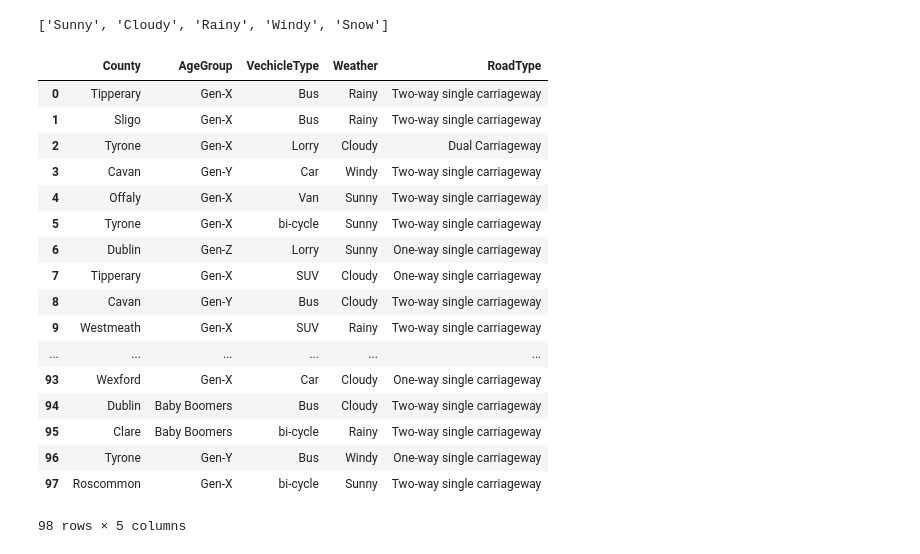
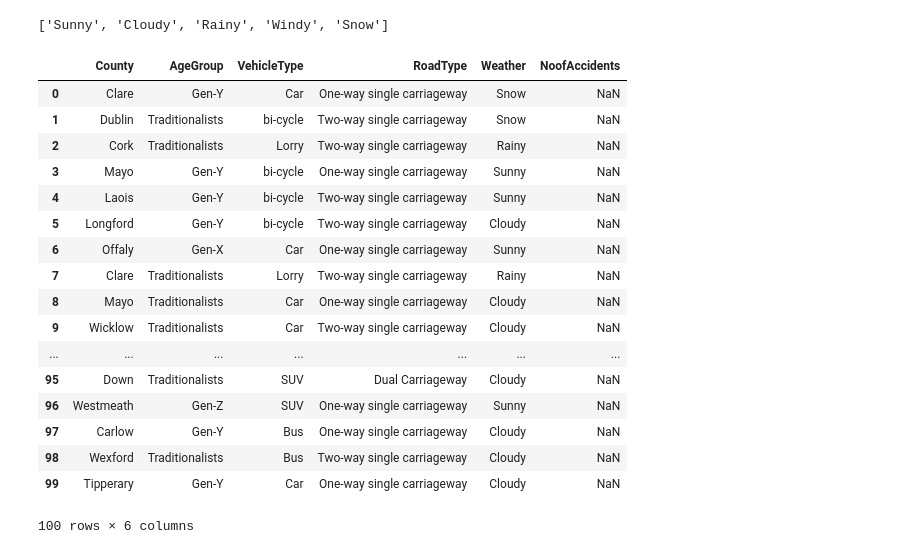
Before and after one commit to SomanathanSubramaniyan/PDA-Project, a Jupyter notebook: Programming for Data Analysis - Project.ipynb, the cells around one changed output. Saved outputs shown, nothing was run; the diff lists cells and outputs as text; code cells hidden in the pictures.

Commit message:
data set code completed

```diff
--- a/Programming for Data Analysis - Project.ipynb
+++ b/Programming for Data Analysis - Project.ipynb
@@ -64,7 +60,7 @@ df_counties = pd.read_json(url, orient='columns')
 
 # Variable 2 - Age group of the Driver
 # Create a  list for the AgeGroup
-AgeGroup =['Traditionalists', 'Baby Boomers', 'Gen-X', 'Gen-Y', 'Gen-Z']
+AgeGroup =[ 'Baby Boomers',  'Traditionalists','Gen-Y', 'Gen-Z','Gen-X',]
 
 # Variable 3 - Type of the Vehicle
 # Create a  list for different type of vechicles
@@ -83,7 +79,7 @@ Weather
 ['Sunny', 'Cloudy', 'Rainy', 'Windy', 'Snow']
 # %%
 # This section of the code is to create 100 dataset
-# Create dataframe for variables county, Agegroup, Vechicle type,Road Type, Weather and Number of accidents
+# Create dataframe for variables county, Agegroup, VehicleType,Road Type, Weather and Number of accidents
 # User for loop to create a 200 data set
 # import the pandasql to identify the unique records in the dataframe
 
@@ -93,6 +89,15 @@ from pandasql import sqldf
 import numpy as np
 import random
 import pandas as pd
+import matplotlib.pyplot as plt
+import seaborn as sns
+from scipy import stats
+
+
+from sklearn.preprocessing import scale
+from sklearn.decomposition import PCA
+from sklearn.discriminant_analysis import LinearDiscriminantAnalysis
+from IPython.display import display, HTML
 
 # Function to return the truncated NORMAL random values
 # the upper and the lower values are within expected range
@@ -109,7 +114,7 @@ def tpoisson(sample_size=1, maxval=5, mu=3.2):
     y = poisson.ppf(u, mu)
     return y
 
-dataset = pd.DataFrame(columns=['County','AgeGroup','VechicleType','RoadType', 'Weather','NoofAccidents'])
+dataset = pd.DataFrame(columns=['County','AgeGroup','VehicleType','RoadType', 'Weather','NoofAccidents'])
 
 ### Variable 1  -- County ###
 # Use UNIFORM DISTRIBUTION to populate the county column in the dataframe
@@ -132,52 +137,53 @@ dataset.County.value_counts()
 for x in range(100):
     y = truncatednormal(2.2,1,0,4)
     iAG = y.rvs(1)
     z = int(round(iAG[0],0))
     dataset.loc[x,'AgeGroup'] = AgeGroup[z]
 
 # Age Group - Unique value and their counts - results of the Normal random distribution
 dataset.AgeGroup.value_counts()
 
 ### Variable 3, Variable 4 and Varibale 5  -- Vehicle Type, Road Type and Weather ###
 # Use POISSON DISTRIBUTION to populate the Vechicle, Road Type and weather from the reference data
 # this ensures most of the data set has values as "car", "SUV" and "bi-cycle"
 
 for x in range(100):
     # call function tpoisson and pass the size, upper limite and mu parameters
     y = tpoisson(1,5,3.2)
-    dataset.loc[x,'VechicleType'] = VehicleType[int(y)]
+    dataset.loc[x,'VehicleType'] = VehicleType[int(y)]
     # call function tpoisson and pass the size, upper limite and mu parameters
     y = tpoisson(1,4,1.5)
     dataset.loc[x,'Weather'] = Weather[int(y)]
     # call function tpoisson and pass the size, upper limite and mu parameters
     y = tpoisson(1,2,0.5)
     dataset.loc[x,'RoadType'] = RoadType[int(y)]
 
 dataset.County.value_counts()
 
 
-
-q="""SELECT DISTINCT County, AgeGroup,VechicleType,Weather,RoadType FROM dataset;"""
+#Identify the list of distinct values in the dataframe
+q="""SELECT DISTINCT County, AgeGroup,VehicleType,Weather,RoadType FROM dataset;"""
 pysqldf = lambda q: sqldf(q, globals())
 a_df = pysqldf(q)
 
-a_df
+#Drop the duplicate records from the dataset
+dataset.drop_duplicates(subset=['County', 'AgeGroup','VehicleType','Weather','RoadType','NoofAccidents'])
 # %% [output]
-|  | County | AgeGroup | VechicleType | Weather | RoadType |
-| 0 | Tipperary | Gen-X | Bus | Rainy | Two-way single carriageway |
-| 1 | Sligo | Gen-X | Bus | Rainy | Two-way single carriageway |
-| 2 | Tyrone | Gen-X | Lorry | Cloudy | Dual Carriageway |
-| 3 | Cavan | Gen-Y | Car | Windy | Two-way single carriageway |
-| 4 | Offaly | Gen-X | Van | Sunny | Two-way single carriageway |
-| 5 | Tyrone | Gen-X | bi-cycle | Sunny | Two-way single carriageway |
-| 6 | Dublin | Gen-Z | Lorry | Sunny | One-way single carriageway |
-| 7 | Tipperary | Gen-X | SUV | Cloudy | One-way single carriageway |
-| 8 | Cavan | Gen-Y | Bus | Cloudy | Two-way single carriageway |
-| 9 | Westmeath | Gen-X | SUV | Rainy | Two-way single carriageway |
-| ... | ... | ... | ... | ... | ... |
-| 93 | Wexford | Gen-X | Car | Cloudy | One-way single carriageway |
-| 94 | Dublin | Baby Boomers | Bus | Cloudy | Two-way single carriageway |
-| 95 | Clare | Baby Boomers | bi-cycle | Rainy | Two-way single carriageway |
-| 96 | Tyrone | Gen-Y | Bus | Windy | One-way single carriageway |
-| 97 | Roscommon | Gen-X | bi-cycle | Sunny | Two-way single carriageway |
+|  | County | AgeGroup | VehicleType | RoadType | Weather | NoofAccidents |
+| 0 | Clare | Gen-Y | Car | One-way single carriageway | Snow | NaN |
+| 1 | Dublin | Traditionalists | bi-cycle | Two-way single carriageway | Snow | NaN |
+| 2 | Cork | Traditionalists | Lorry | Two-way single carriageway | Rainy | NaN |
+| 3 | Mayo | Gen-Y | bi-cycle | One-way single carriageway | Sunny | NaN |
+| 4 | Laois | Gen-Y | bi-cycle | Two-way single carriageway | Sunny | NaN |
+| 5 | Longford | Gen-Y | bi-cycle | Two-way single carriageway | Cloudy | NaN |
+| 6 | Offaly | Gen-X | Car | One-way single carriageway | Sunny | NaN |
+| 7 | Clare | Traditionalists | Lorry | Two-way single carriageway | Rainy | NaN |
+| 8 | Mayo | Traditionalists | Car | One-way single carriageway | Cloudy | NaN |
+| 9 | Wicklow | Traditionalists | Car | Two-way single carriageway | Cloudy | NaN |
+| ... | ... | ... | ... | ... | ... | ... |
+| 95 | Down | Traditionalists | SUV | Dual Carriageway | Cloudy | NaN |
+| 96 | Westmeath | Gen-Z | SUV | One-way single carriageway | Sunny | NaN |
+| 97 | Carlow | Gen-Y | Bus | One-way single carriageway | Cloudy | NaN |
+| 98 | Wexford | Traditionalists | Bus | Two-way single carriageway | Cloudy | NaN |
+| 99 | Tipperary | Gen-Y | Car | One-way single carriageway | Cloudy | NaN |
-98 rows × 5 columns
+100 rows × 6 columns
```
Also changed, not shown: parts of 2 cells of this notebook.
